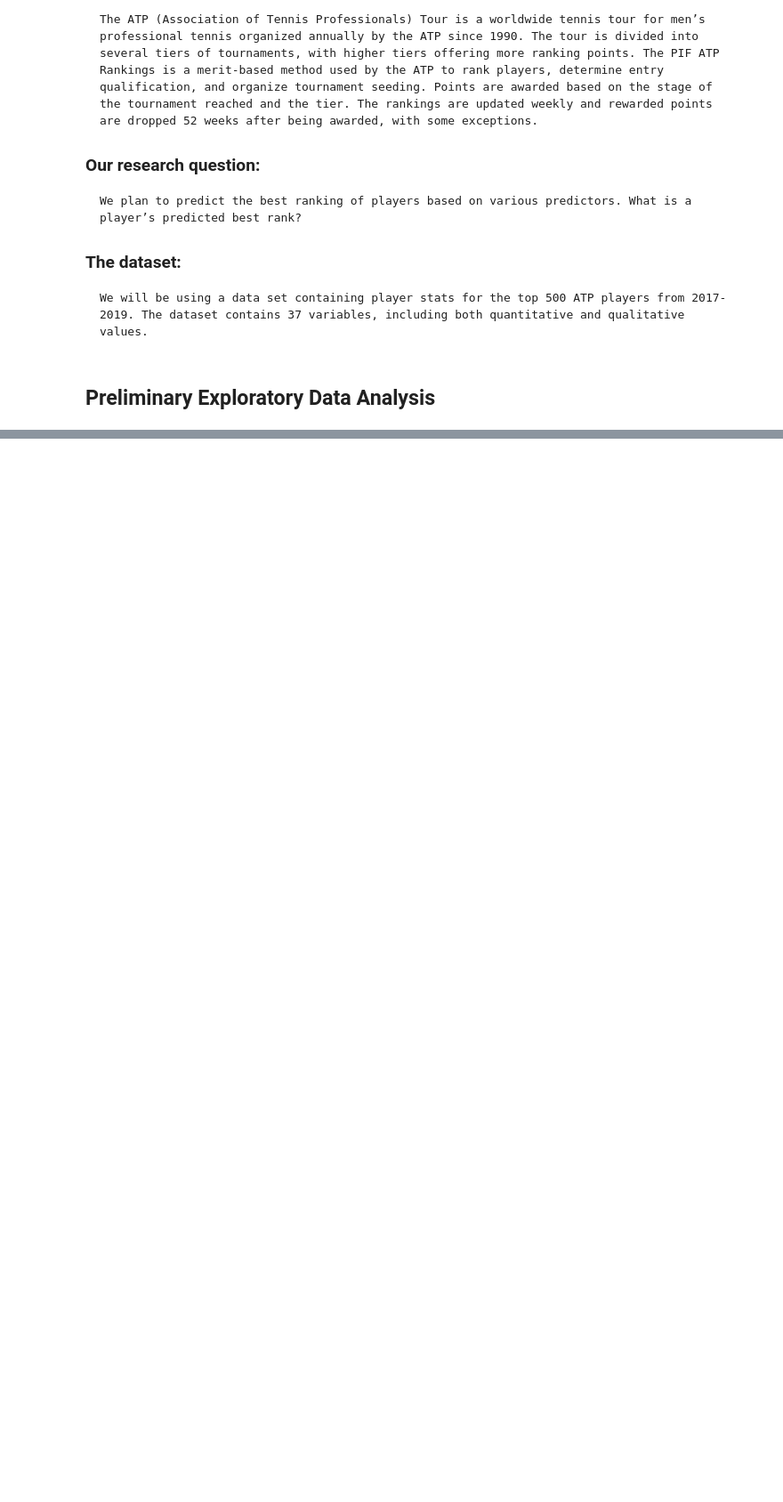
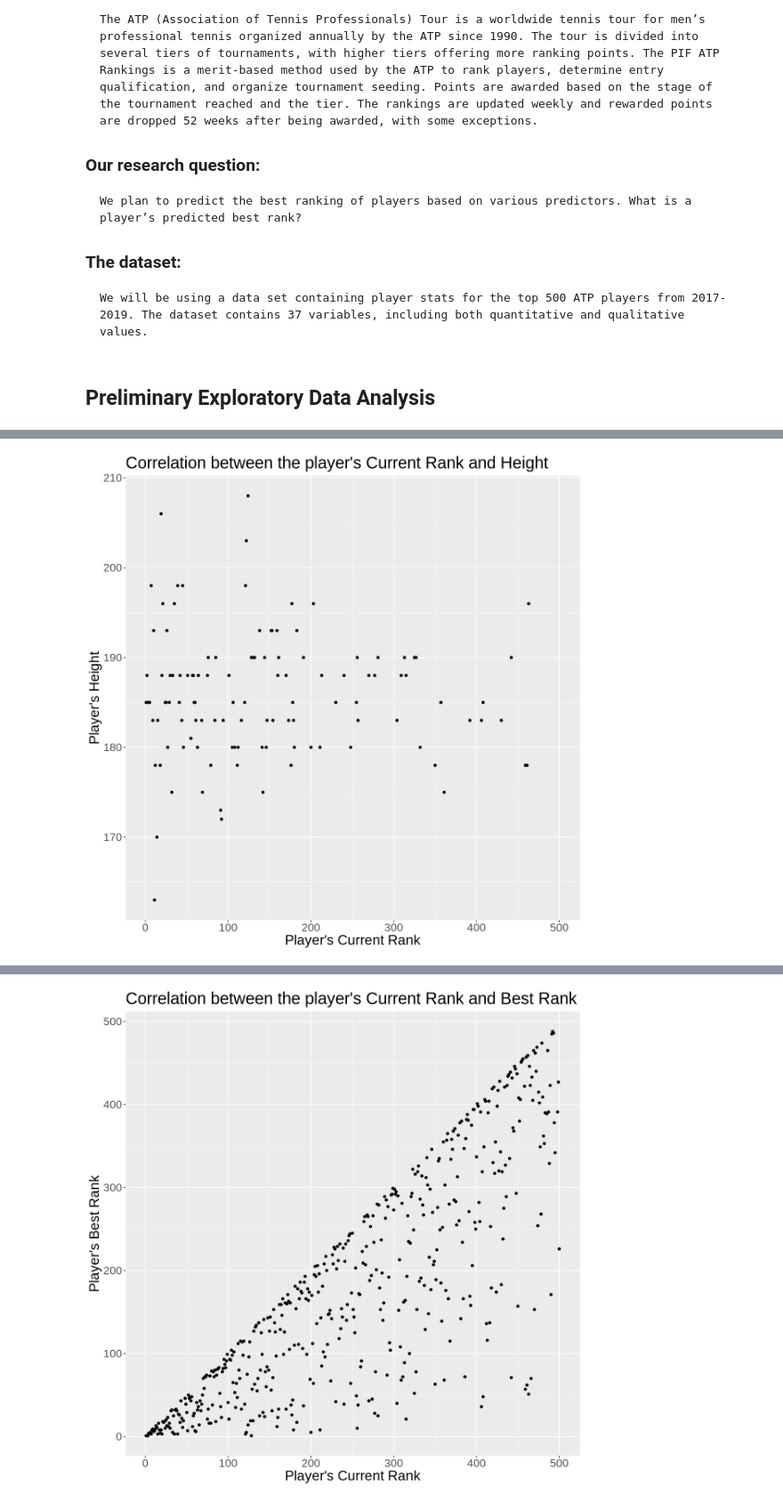
Before and after one commit to Yoyoma2000/DSCI100-Group10-Project, a Jupyter notebook: group10_projectProposal.ipynb, the cells around one changed output, grey strips where cells are left out. Shown at 89% size. Cells and saved outputs as stored; diff of their text form; code cells hidden in the pictures; blank space fills up the shorter version.

```diff
--- a/group10_projectProposal.ipynb
+++ b/group10_projectProposal.ipynb
@@ -104,14 +89,36 @@ data_summary = data
 data_summary
 # %%
 # Visualization for data
-options(repr.plot.width=20, repr.plot.height=20)
+options(repr.plot.width= 10, repr.plot.height= 10)
 
-data_plot = data |>
-            ggplot(aes(x=..,y=..)) +
+#1st Visualization on the correlation between Current Rank and Height
+player_plot1 <- processed_player_data |>
+            ggplot(aes(x= `Current Rank`,y= `Height (cm)`)) +
             geom_point() +
-            xlab("x") +
-            ylab("y") +
-            ggTitle("x vs y") +
+            xlab("Player's Current Rank") +
+            ylab("Player's Height") +
+            ggtitle("Correlation between the player's Current Rank and Height") +
             theme(text = element_text(size=20))
 
-data_plot
+#2nd Visualization on the correlation between Current Rank and Best Rank
+player_plot2 <- processed_player_data |>
+            ggplot(aes(x= `Current Rank`, y= `Best Rank`)) +
+            geom_point() +
+            xlab("Player's Current Rank") +
+            ylab("Player's Best Rank") +
+            ggtitle("Correlation between the player's Current Rank and Best Rank") +
+            theme(text = element_text(size=20))
+
+#3rd Visualization on the correlation between Age and Current Rank
+player_plot3 <- processed_player_data |>
+            ggplot(aes(x= Age, y= `Current Rank`)) +
+            geom_point() +
+            xlab("Player's Age") +
+            ylab("Player's Current Rank") +
+            ggtitle("Correlation between the player's Age and Current Rank") +
+            theme(text = element_text(size=20))
+
+player_plot1
+player_plot2
+player_plot3
+# %% [output]
@@ -117,0 +129 @@ data_plot
+[figure, added]
@@ -117,0 +132 @@ data_plot
+[figure, added]
```
Also changed, not shown: parts of 5 cells of this notebook.
